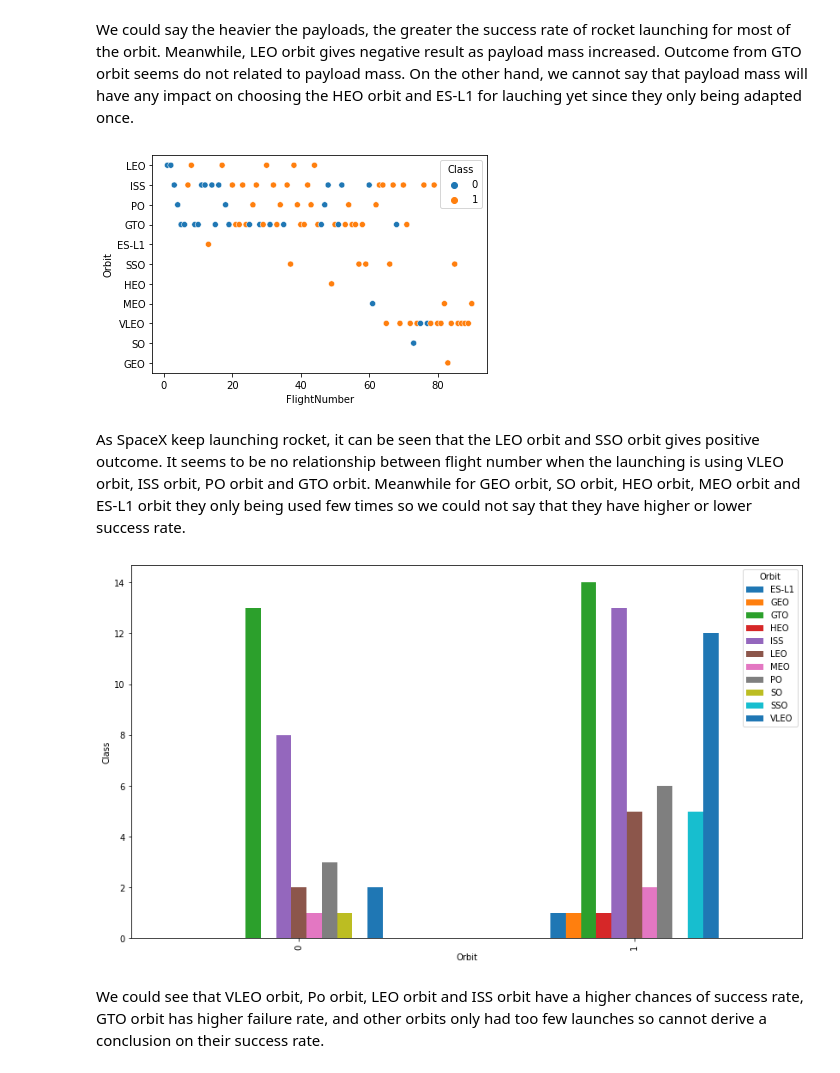
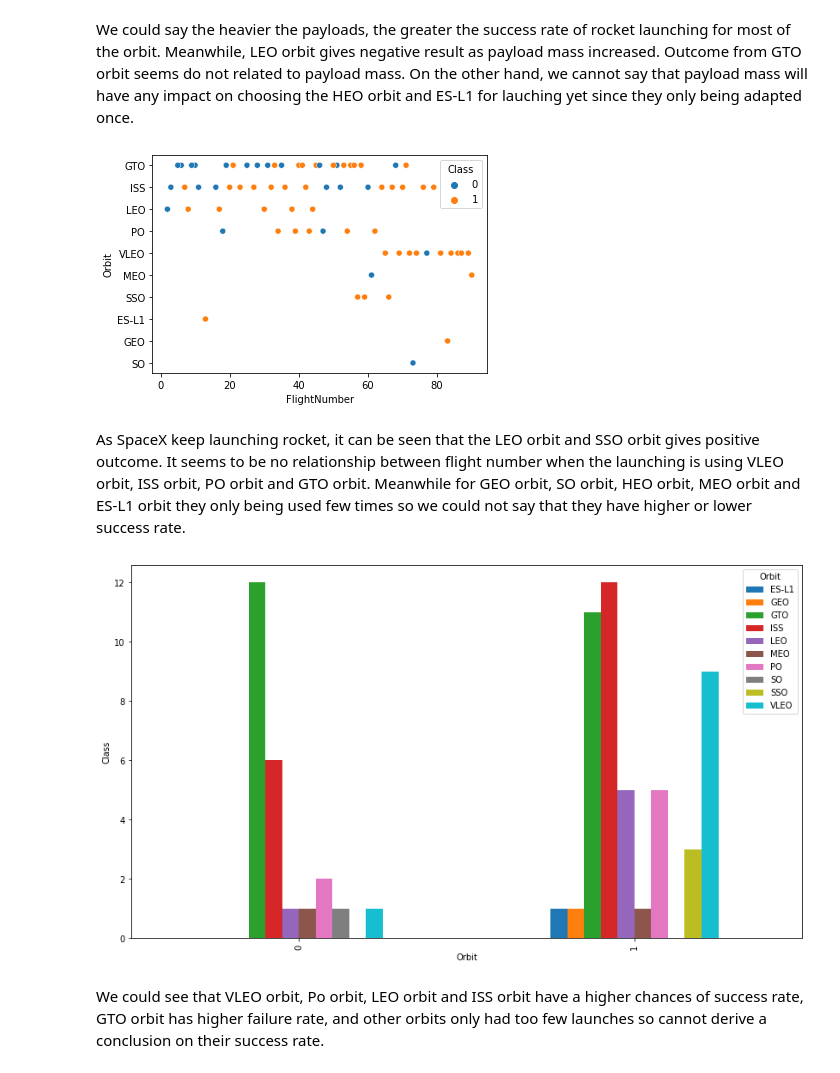
Before and after one commit to chiakl/spacex, a Jupyter notebook: spacex.ipynb, the cells around one changed output. Cells and saved outputs as stored; diff of their text form; code cells hidden in the pictures.

```diff
--- a/spacex.ipynb
+++ b/spacex.ipynb
@@ -295,2 +298,8 @@ df2.groupby(['Date','Class']).size().unstack().plot(kind='bar')
 # %% [markdown]
 From the graphs above, we can say that all these categorical features might be crucial for the analysis and prediction afterwards except BoosterVersion as there is only "Falcon9" that fill up all the row of BoosterVersion, which does not take count as a crucial categorical features.
+# %%
+from sklearn.model_selection import train_test_split
+spacex_train, spacex_test = train_test_split(df, test_size=0.2, random_state=2)
+print("Original data shape: {}".format(df.shape))
+print("Splitted training data shape: {}".format(spacex_train.shape))
+print("Splitted testing data shape: {}".format(spacex_test.shape))
@@ -326,24 +339,24 @@ We could say the heavier the payloads, the greater the success rate of rocket la
 # %%
 # Visualize the relationship between flight number and orbit type to get insight on as SpaceX launches more rocket which orbit
 # will have better launching outcome
-sns.scatterplot(x=df["FlightNumber"], y=df["Orbit"], data=df, hue="Class")
+sns.scatterplot(x=spacex_train["FlightNumber"], y=spacex_train["Orbit"], data=spacex_train, hue="Class")
 plt.show()
 # %% [output]
-[figure, old version]
+[figure, new version]
 # %% [markdown]
 As SpaceX keep launching rocket, it can be seen that the LEO orbit and SSO orbit gives positive outcome. It seems to be no relationship between flight number when the launching is using VLEO orbit, ISS orbit, PO orbit and GTO orbit. Meanwhile for GEO orbit, SO orbit, HEO orbit, MEO orbit and ES-L1 orbit they only being used few times so we could not say that they have higher or lower success rate.
 # %%
 #Visualize the relationship between Orbit (orbit chosen) and Class (outcome of the launching)
 
 #optional methods:
 #orbitcount = spacex_train.groupby(['Orbit', 'Class'])['Class'].count()
 #orbitcount.plot(kind='bar', figsize=(15, 5), color = "orange")
 
-orbitsr = df.groupby(['Orbit','Class'])['Class'].count().unstack(0).plot.bar(figsize=(14,8))
+orbitsr = spacex_train.groupby(['Orbit','Class'])['Class'].count().unstack(0).plot.bar(figsize=(14,8))
 _ = orbitsr.set_xlabel('Orbit')
 _ = orbitsr.set_ylabel('Class')
 # %% [output]
-[figure, old version]
+[figure, new version]
 # %% [markdown]
 We could see that VLEO orbit, Po orbit, LEO orbit and ISS orbit have a higher chances of success rate, GTO orbit has higher failure rate, and other orbits only had too few launches so cannot derive a conclusion on their success rate.
 # %% [markdown]
```
Also changed, not shown: parts of 95 cells of this notebook.
